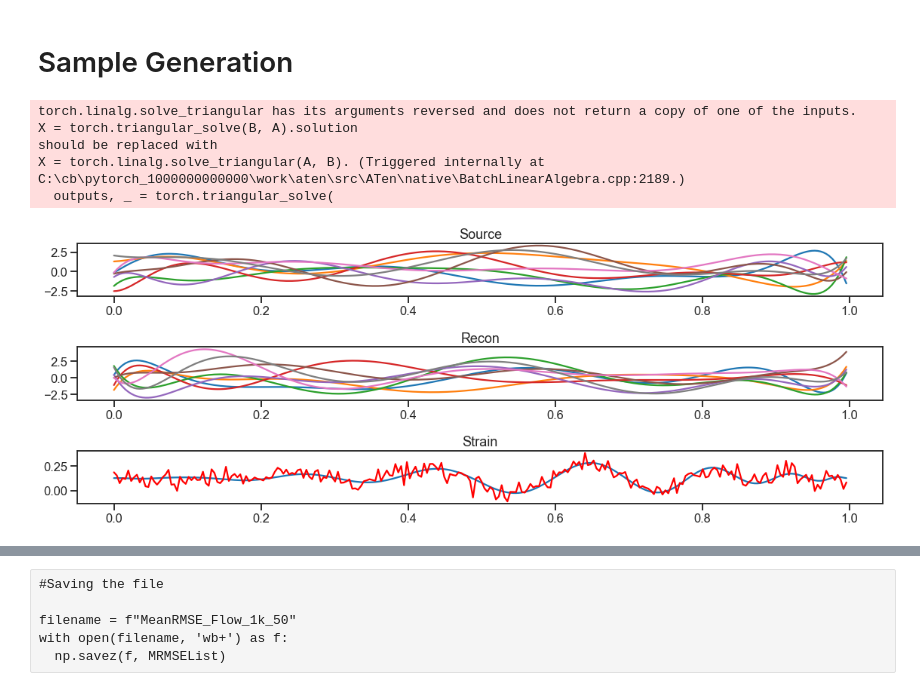
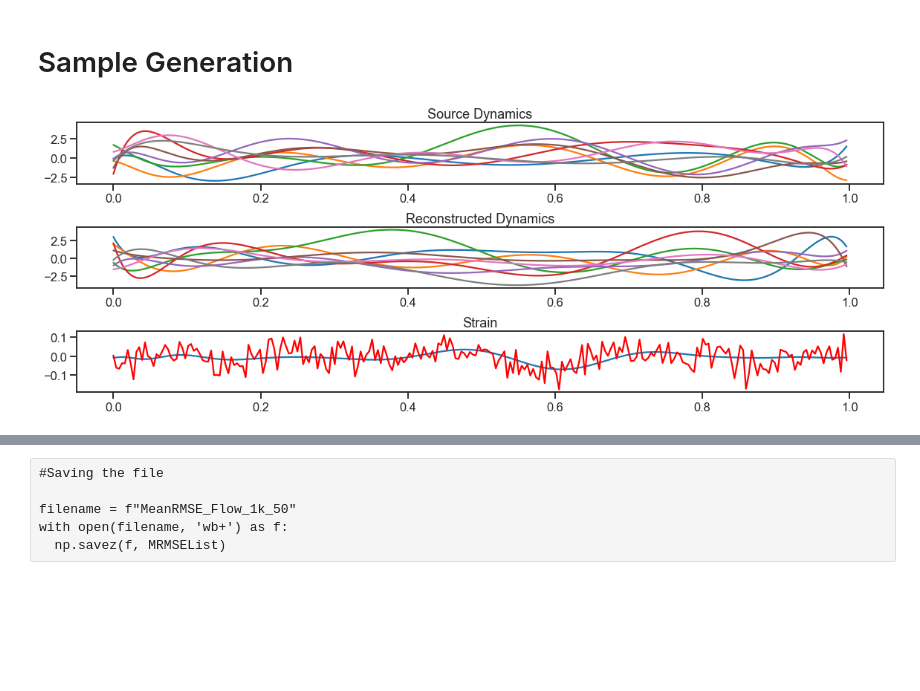
Before and after one commit to eMillar2718/MassDynamicsGW, a Jupyter notebook: NFlowMassDynamics.ipynb, the cells around one changed output, grey strips where cells are left out. Drawn from its saved outputs; the diff is of its cells as text; code cells hidden in the pictures; blank space fills up the shorter version.

```diff
--- a/NFlowMassDynamics.ipynb
+++ b/NFlowMassDynamics.ipynb
@@ -208,7 +208,7 @@ def mass_generation(nummass):
     return masses
 # %%
 #Defining the function to generate the data
-def DataGen(ChebOrder, nummass, numsamples, samplerate = 256):
+def data_generation(ChebOrder, nummass, numsamples, samplerate = 256):
 # ChebOrder - Order N of Chebyshev Polynomials T_N comprising series
 # nummass - Number of masses
 # numsamples - Number of Training Samples
@@ -244,8 +244,8 @@ def DataGen(ChebOrder, nummass, numsamples, samplerate = 256):
             b, sampling_points = dynamics_generation(ChebOrder, samplerate)
             flattened_dynamics[sample, (len(b)*mass):(len(b)*(mass + 1))] = b
             b_strain = strain(b)
-            overall_strain = np.add(overall_strain,weights[mass]*b_strain)
-            overall_dynamics = np.add(overall_dynamics,(weights[mass]*np.array(b)))
+            overall_strain = np.add(overall_strain, mass_values[mass]*b_strain)
+            overall_dynamics = np.add(overall_dynamics,(mass_values[mass]*np.array(b)))
 
         hCoefs[sample, :] = strain(overall_dynamics)
 
@@ -256,19 +256,19 @@ def DataGen(ChebOrder, nummass, numsamples, samplerate = 256):
 
 
     h_tseries_unscaled = h_tseries
-    h_tseries = (2*((h_tseries - np.min(h_tseries))/(np.max(h_tseries) - np.min(h_tseries))))-1
+    h_tseries = (2*((h_tseries - np.min(h_tseries))/(np.max(h_tseries) - np.min(h_tseries))))-1 #/abs max
 
 
     flat_samples = np.concatenate((flattened_dynamics, all_masses), axis=1)
 
-    return allweights, sampling_points, h_tseries, flat_samples, h_tseries_unscaled, h_tseries_noTukey
+    return all_masses, sampling_points, h_tseries, flat_samples, h_tseries_unscaled, h_tseries_noTukey
 # %%
 start_time = time.time()
-totalSamples = 100000
+totalSamples = 200000
 massnum = 8
 Order = 10
 
-curveweights, sample_len, HTseries, flat_samples, HTseries_unscaled, HTseries_unwindowed = DataGen(Order, massnum, totalSamples)
+curveweights, sample_len, HTseries, flat_samples, HTseries_unscaled, HTseries_unwindowed = data_generation(Order, massnum, totalSamples)
 
 elapsed_time = time.time() - start_time
 
@@ -422,8 +422,8 @@ with torch.no_grad():
     x, c = next(iter(test_loader))
 # %%
 with torch.no_grad():
-    x = x[0].unsqueeze(0) #.to('cuda').unsqueeze(0)
-    c = c[0] #.to('cuda').unsqueeze(0)
+    x = x[0].unsqueeze(0)
+    c = c[0]
     x_out = flow.sample(1, c.unsqueeze(0).to('cuda')).cpu().numpy()
     source = x.detach().cpu().numpy().squeeze()
 
@@ -443,46 +443,41 @@ with torch.no_grad():
 
     source_weights = source[(len(source)-massnum):len(source)]
     overall_recon_strain = np.zeros((Order*2)-3)
 
     size = (16,6)
     fig, axes = plt.subplots(3, 1, figsize=size)
 
     for mass in range(0, massnum):
-      source_tseries = np.polynomial.chebyshev.chebval(t, source_dyn_unflattened[mass, :])
-      recon_tseries = np.polynomial.chebyshev.chebval(t, recon_dyn_unflattened[mass, :])
-      axes[0].plot(t_shifted, source_tseries, label=mass)
-      axes[1].plot(t_shifted, recon_tseries, label=mass)
-      recon_summed_dyn += (recon_dyn_unflattened[mass, :] * recon_weights[mass])
+        source_tseries = np.polynomial.chebyshev.chebval(t, source_dyn_unflattened[mass, :])
+        recon_tseries = np.polynomial.chebyshev.chebval(t, recon_dyn_unflattened[mass, :])
+        axes[0].plot(t_shifted, source_tseries, label=mass)
+        axes[1].plot(t_shifted, recon_tseries, label=mass)
+        recon_summed_dyn += (recon_dyn_unflattened[mass, :] * recon_weights[mass])
 
 
 
 
 
     recon_coefsq = np.polynomial.chebyshev.chebpow(recon_summed_dyn, 2)
     recon_hcoefs = np.polynomial.chebyshev.chebder(recon_coefsq,2)
     recon_htseries = window * np.polynomial.chebyshev.chebval(t, recon_hcoefs)
 
 
     recon_htseries = (2*((recon_htseries - np.min(HTseries_unscaled))/(np.max(HTseries_unscaled) - np.min(HTseries_unscaled))))-1
 
-    axes[0].set_title("Source")
-    axes[1].set_title("Recon")
+    axes[0].set_title("Source Dynamics")
+    axes[1].set_title("Reconstructed Dynamics")
     axes[2].set_title("Strain")
     axes[2].plot(t_shifted, recon_htseries)
     axes[2].plot(t_shifted, c, color='r')
 
 
 
 fig.subplots_adjust()
 fig.tight_layout()
 plt.show()
 # %% [output]
-torch.linalg.solve_triangular has its arguments reversed and does not return a copy of one of the inputs.
-X = torch.triangular_solve(B, A).solution
-should be replaced with
-X = torch.linalg.solve_triangular(A, B). (Triggered internally at  C:\cb\pytorch_1000000000000\work\aten\src\ATen\native\BatchLinearAlgebra.cpp:2189.)
-  outputs, _ = torch.triangular_solve(
-[figure, old version]
+[figure, new version]
 # %%
 c = c.unsqueeze(0)
 # %%
```
Also changed, not shown: parts of 7 cells of this notebook, 1 other file.
